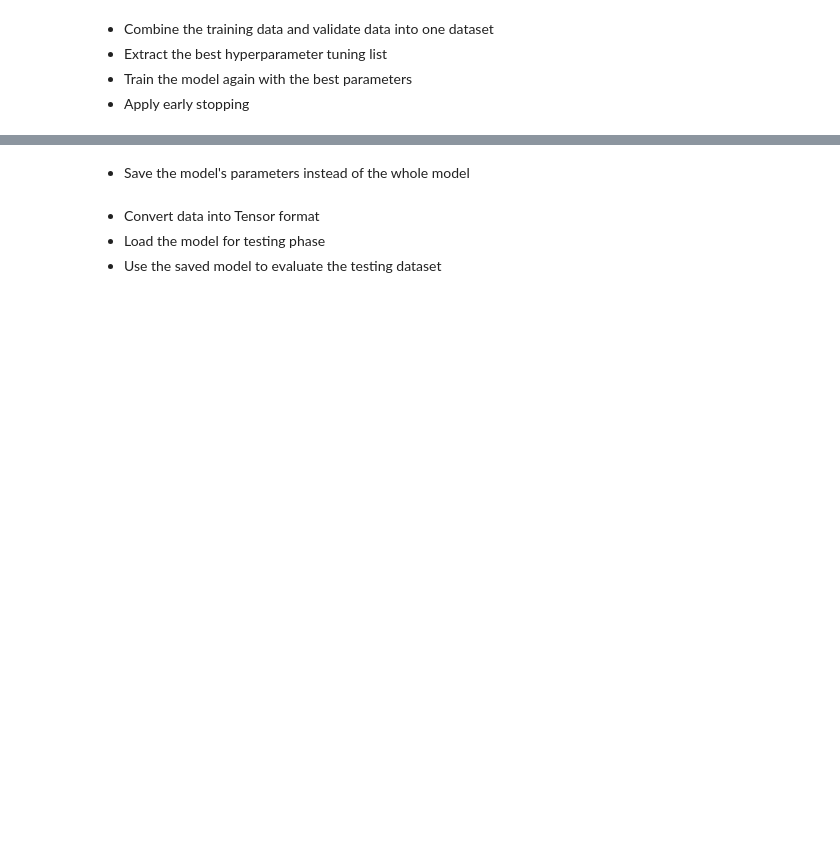
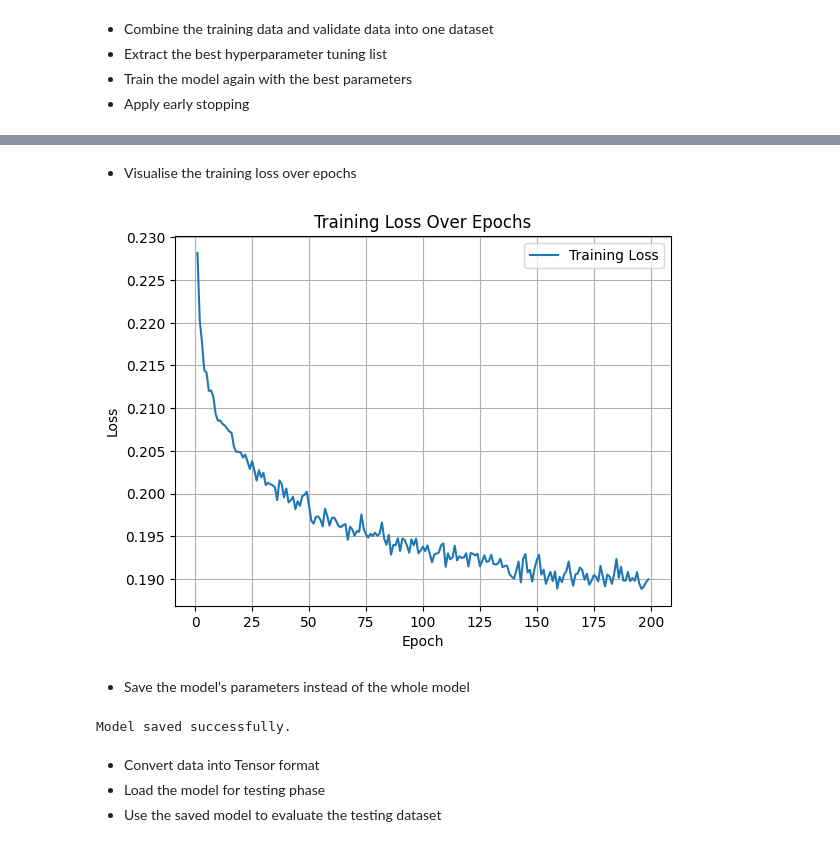
Before and after one commit to UM-23102475/AML, a Jupyter notebook: code_snippet.ipynb, the cells around one changed output, grey strips where cells are left out. Saved outputs shown, nothing was run; the diff lists cells and outputs as text; code cells hidden in the pictures; blank space fills up the shorter version.

```diff
--- a/code_snippet.ipynb
+++ b/code_snippet.ipynb
@@ -325,7 +418,10 @@ optimizer = torch.optim.Adam(model.parameters(), lr=best_params['learning_rate']
 
 early_stopping = EarlyStopping(patience=40, min_delta=0.0005)
 
-num_epochs = 200
+train_losses = []
+val_losses = []
+
+num_epochs = 400
 for epoch in range(num_epochs):
     model.train()
     train_loss = 0.0
@@ -339,6 +435,7 @@ for epoch in range(num_epochs):
         optimizer.step()
         train_loss += loss.item()
     train_loss /= len(combined_loader)
+    train_losses.append(train_loss)
 
     if (epoch + 1) % 10 == 0 or epoch == num_epochs - 1:
         print(f"Epoch {epoch + 1}/{num_epochs}, Train Loss: {train_loss:.4f}")
@@ -350,8 +468,22 @@ for epoch in range(num_epochs):
+# %% [markdown]
+- Visualise the training loss over epochs
+# %%
+plt.plot(range(1, len(train_losses) + 1), train_losses, label='Training Loss')
+plt.xlabel('Epoch')
+plt.ylabel('Loss')
+plt.title('Training Loss Over Epochs')
+plt.legend()
+plt.grid()
+plt.show()
+# %% [output]
+[figure, added]
 # %% [markdown]
 - Save the model's parameters instead of the whole model
 # %%
 torch.save(model.state_dict(), 'MLP_model.pth')
 print("Model saved successfully.")
+# %% [output]
+Model saved successfully.
 # %% [markdown]
 - Convert data into Tensor format
 - Load the model for testing phase
```
Also changed, not shown: parts of 16 cells of this notebook, 1 other file.
